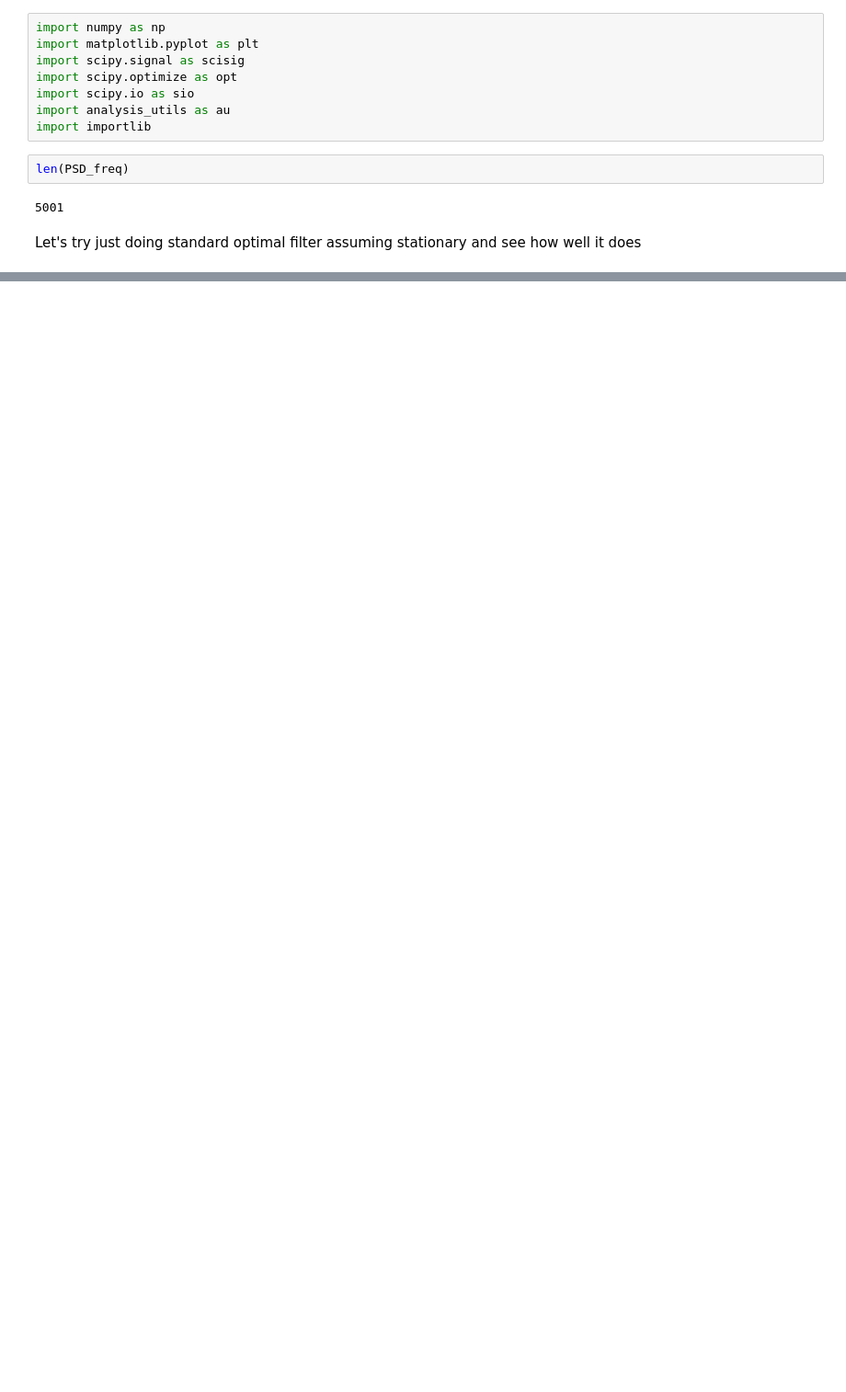
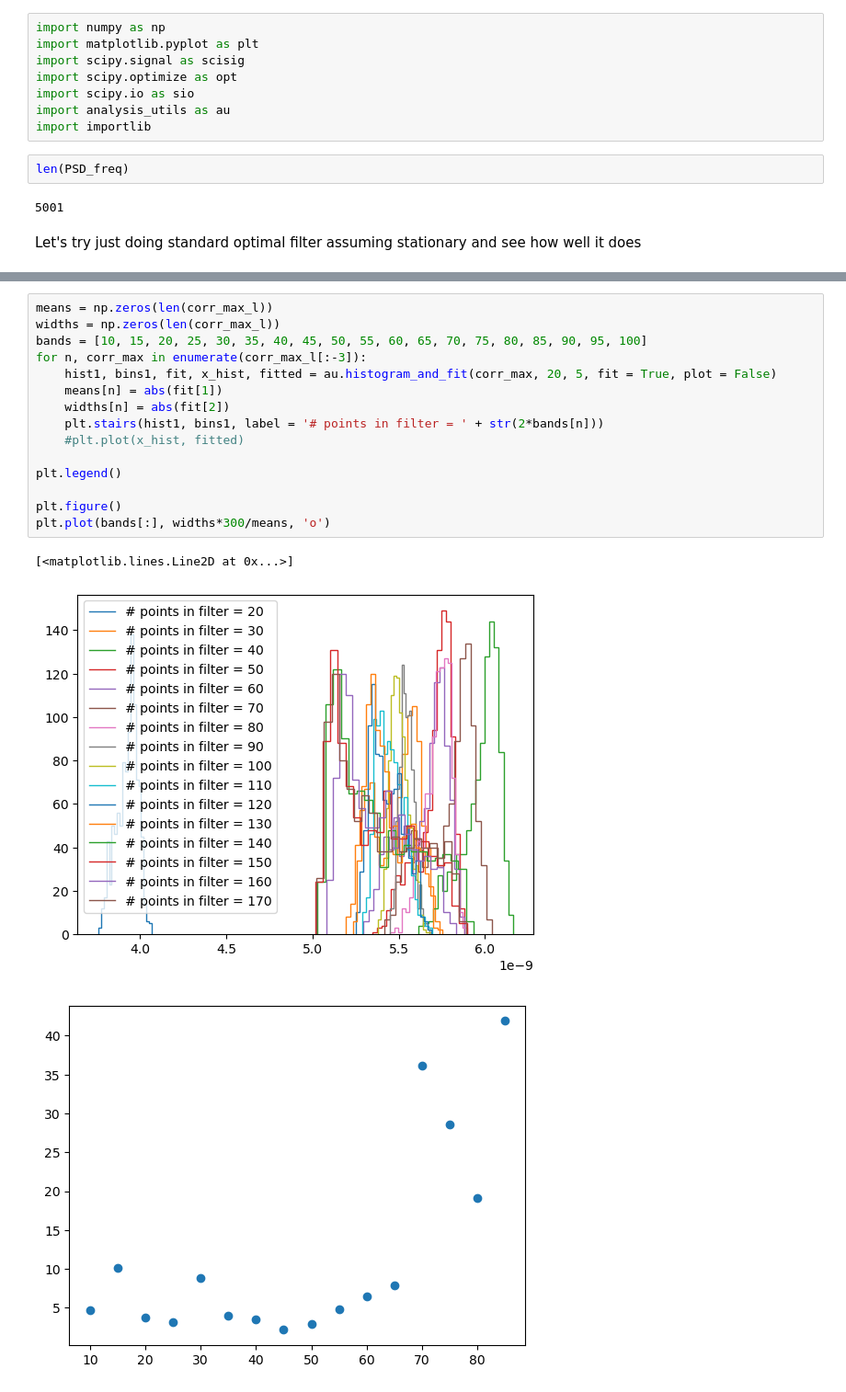
Before and after one commit to tompenny/SIMPLE_impulsesimulations, a Jupyter notebook: Reconstruction - Non-stationary transfer function.ipynb, the cells around one changed output, grey strips where cells are left out. Shown at 92% size. Saved outputs shown, nothing was run; the diff lists cells and outputs as text; blank space fills up the shorter version.

```diff
--- a/Reconstruction - Non-stationary transfer function.ipynb
+++ b/Reconstruction - Non-stationary transfer function.ipynb
@@ -184,0 +362,19 @@ for yfb in yfb_l:
+# %%
+means = np.zeros(len(corr_max_l))
+widths = np.zeros(len(corr_max_l))
+bands = [10, 15, 20, 25, 30, 35, 40, 45, 50, 55, 60, 65, 70, 75, 80, 85, 90, 95, 100]
+for n, corr_max in enumerate(corr_max_l[:-3]):
+    hist1, bins1, fit, x_hist, fitted = au.histogram_and_fit(corr_max, 20, 5, fit = True, plot = False)
+    means[n] = abs(fit[1])
+    widths[n] = abs(fit[2])
+    plt.stairs(hist1, bins1, label = '# points in filter = ' + str(2*bands[n]))
+    #plt.plot(x_hist, fitted)
+
+plt.legend()
+
+plt.figure()
+plt.plot(bands[:], widths*300/means, 'o')
+# %% [output]
+[<matplotlib.lines.Line2D at 0x...>]
+[figure, added]
+[figure, added]
```
Also changed, not shown: parts of 23 cells of this notebook, 2 other files.
